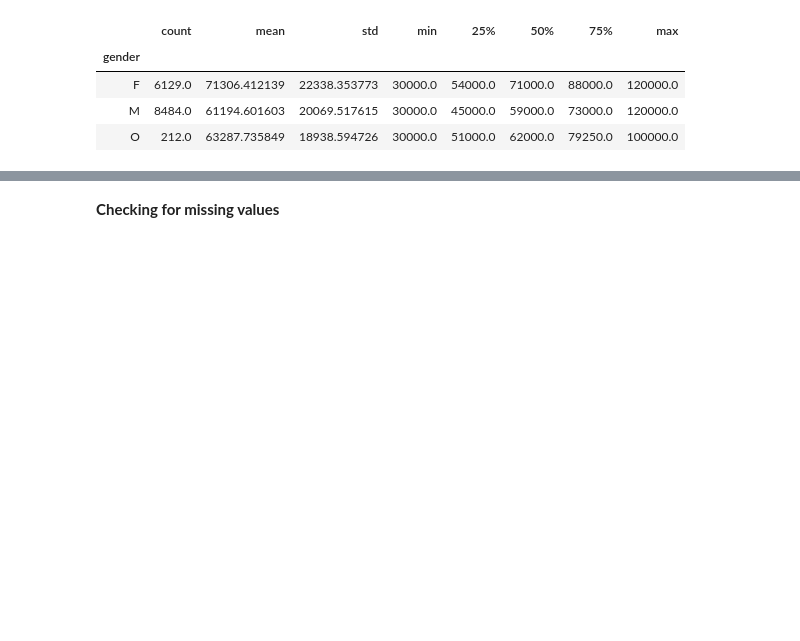
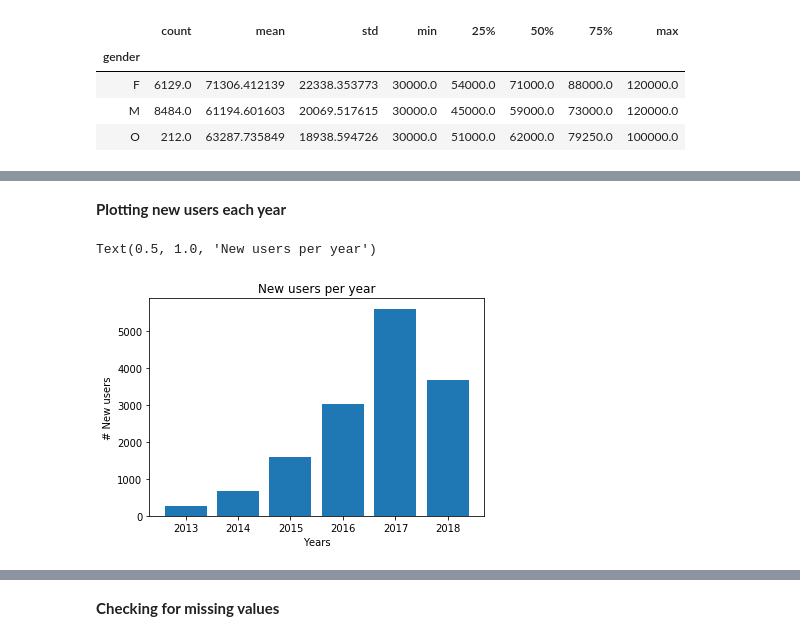
Before and after one commit to asmaHelmy/Starbucks-Challenge, a Jupyter notebook: StarbucksChallenge.ipynb, the cells around one changed output, grey strips where cells are left out. Cells and saved outputs as stored; diff of their text form; code cells hidden in the pictures; blank space fills up the shorter version.

```diff
--- a/StarbucksChallenge.ipynb
+++ b/StarbucksChallenge.ipynb
@@ -287,0 +306,15 @@ memory usage: 694.9+ KB
+# %%
+def getYear(x):
+    '''
+    Inputs:
+        x: date in "%Y%m%d" format
+
+    Returns:
+        year
+    '''
+
+    return datetime.datetime.strptime(str(x), "%Y%m%d").year
+# %%
+profile['year_joined'] = profile['became_member_on'].apply(lambda x: getYear(x))
+
+profile.drop(['became_member_on'], axis=1, inplace=True)
@@ -329,2 +357,0 @@ def getMonth(x):
-# %%
-profile['joined_in_year'] = profile['became_member_on'].apply(lambda x: getMonth(str(x)))
@@ -330,0 +377,10 @@ profile['joined_in_year'] = profile['became_member_on'].apply(lambda x: getMonth
+# %% [markdown]
+**Plotting new users each year**
+# %%
+plt.bar(sorted(profile['year_joined'].unique().tolist()), profile.groupby(['year_joined'])['id'].count().tolist())
+plt.xlabel("Years")
+plt.ylabel("# New users")
+plt.title("New users per year")
+# %% [output]
+Text(0.5, 1.0, 'New users per year')
+[figure, added]
```
Also changed, not shown: parts of 89 cells of this notebook.
